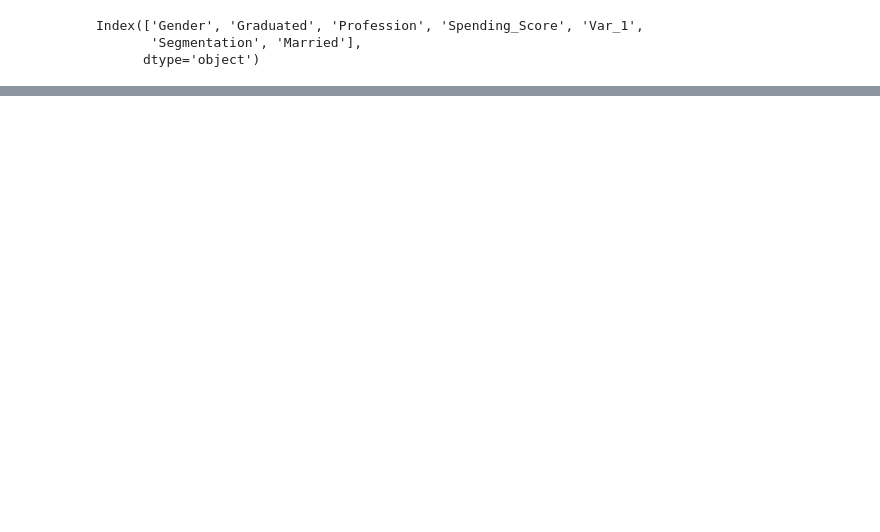
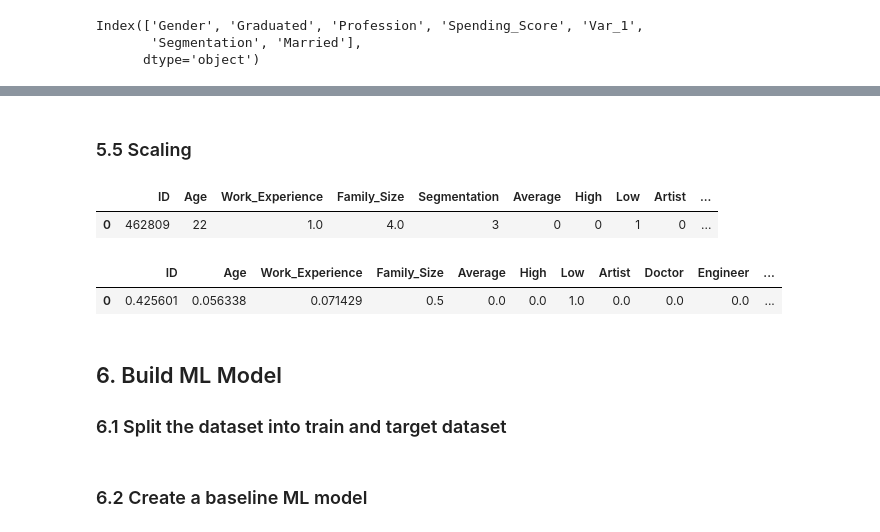
Before and after one commit to giannisbasa/Customer-Segmentation, a Jupyter notebook: 1. Coding/Customer_segmentation.ipynb, the cells around one changed output, grey strips where cells are left out. Cells and saved outputs as stored; diff of their text form; code cells hidden in the pictures; blank space fills up the shorter version.

```diff
--- a/1. Coding/Customer_segmentation.ipynb
+++ b/1. Coding/Customer_segmentation.ipynb
@@ -786,0 +811,23 @@ Name: Married, dtype: float64
+# %% [markdown]
+### 5.5 Scaling
+# %%
+# Copy
+train4 = train3.copy()
+train4.head(1)
+# %% [output]
+|  | ID | Age | Work_Experience | Family_Size | Segmentation | Average | High | Low | Artist | ... |
+| 0 | 462809 | 22 | 1.0 | 4.0 | 3 | 0 | 0 | 1 | 0 | ... |
+# %%
+# Scaler
+scaler = MinMaxScaler()
+
+train5 = pd.DataFrame(scaler.fit_transform(train4), columns=train4.columns).drop(columns=['Segmentation'], axis=1)
+
+train5 = pd.concat([train5, train4['Segmentation']], axis=1)
+train5.head(1)
+# %% [output]
+|  | ID | Age | Work_Experience | Family_Size | Average | High | Low | Artist | Doctor | Engineer | ... |
+| 0 | 0.425601 | 0.056338 | 0.071429 | 0.5 | 0.0 | 0.0 | 1.0 | 0.0 | 0.0 | 0.0 | ... |
+# %% [markdown]
+## 6. Build ML Model
+### 6.1 Split the dataset into train and target dataset
@@ -786,0 +837,2 @@ Name: Married, dtype: float64
+# %% [markdown]
+### 6.2 Create a baseline ML model
```
Also changed, not shown: parts of 10 cells of this notebook.
